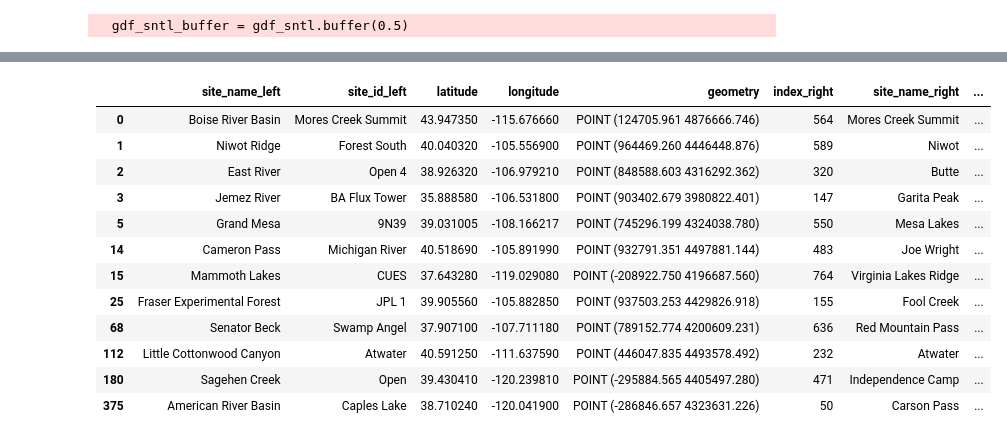
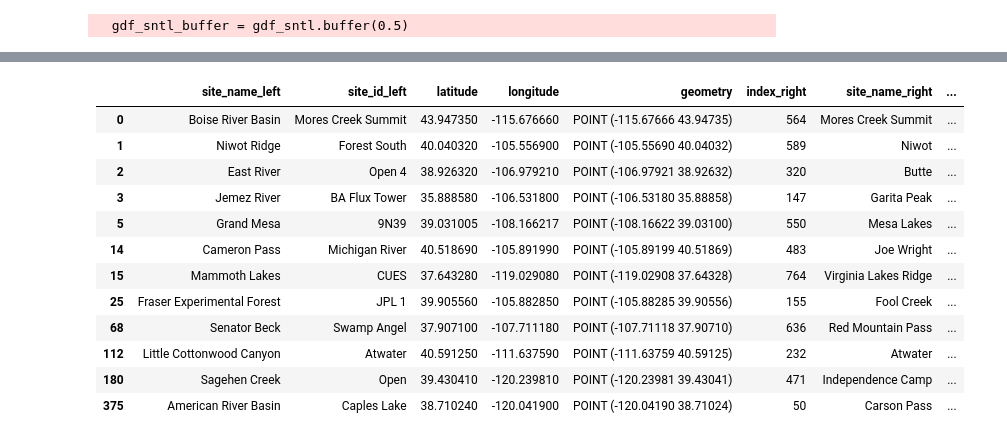
Before and after one commit to snowex-hackweek/space-station, a Jupyter notebook: contributors/beau-uriona/get_stations.ipynb, the cells around one changed output, grey strips where cells are left out. Saved outputs shown, nothing was run; the diff lists cells and outputs as text; code cells hidden in the pictures.

```diff
--- a/contributors/beau-uriona/get_stations.ipynb
+++ b/contributors/beau-uriona/get_stations.ipynb
@@ -69,22 +69,22 @@ snow_ex_map
 # %% [output]
 [interactive output not drawn]
 # %%
-gdf_nearest = gpd.sjoin_nearest(gdf_snow_ex.to_crs(26912), gdf_sntl.to_crs(26912), distance_col="distance").set_geometry(col="geometry")
+gdf_nearest = gpd.sjoin_nearest(gdf_snow_ex.to_crs(26912), gdf_sntl.to_crs(26912), distance_col="distance").set_geometry(col="geometry").to_crs(4326)
 gdf_nearest
 # %% [output]
 |  | site_name_left | site_id_left | latitude | longitude | geometry | index_right | site_name_right | ... |
-| 0 | Boise River Basin | Mores Creek Summit | 43.947350 | -115.676660 | POINT (124705.961 4876666.746) | 564 | Mores Creek Summit | ... |
-| 1 | Niwot Ridge | Forest South | 40.040320 | -105.556900 | POINT (964469.260 4446448.876) | 589 | Niwot | ... |
-| 2 | East River | Open 4 | 38.926320 | -106.979210 | POINT (848588.603 4316292.362) | 320 | Butte | ... |
-| 3 | Jemez River | BA Flux Tower | 35.888580 | -106.531800 | POINT (903402.679 3980822.401) | 147 | Garita Peak | ... |
-| 5 | Grand Mesa | 9N39 | 39.031005 | -108.166217 | POINT (745296.199 4324038.780) | 550 | Mesa Lakes | ... |
-| 14 | Cameron Pass | Michigan River | 40.518690 | -105.891990 | POINT (932791.351 4497881.144) | 483 | Joe Wright | ... |
-| 15 | Mammoth Lakes | CUES | 37.643280 | -119.029080 | POINT (-208922.750 4196687.560) | 764 | Virginia Lakes Ridge | ... |
-| 25 | Fraser Experimental Forest | JPL 1 | 39.905560 | -105.882850 | POINT (937503.253 4429826.918) | 155 | Fool Creek | ... |
-| 68 | Senator Beck | Swamp Angel | 37.907100 | -107.711180 | POINT (789152.774 4200609.231) | 636 | Red Mountain Pass | ... |
-| 112 | Little Cottonwood Canyon | Atwater | 40.591250 | -111.637590 | POINT (446047.835 4493578.492) | 232 | Atwater | ... |
-| 180 | Sagehen Creek | Open | 39.430410 | -120.239810 | POINT (-295884.565 4405497.280) | 471 | Independence Camp | ... |
-| 375 | American River Basin | Caples Lake | 38.710240 | -120.041900 | POINT (-286846.657 4323631.226) | 50 | Carson Pass | ... |
+| 0 | Boise River Basin | Mores Creek Summit | 43.947350 | -115.676660 | POINT (-115.67666 43.94735) | 564 | Mores Creek Summit | ... |
+| 1 | Niwot Ridge | Forest South | 40.040320 | -105.556900 | POINT (-105.55690 40.04032) | 589 | Niwot | ... |
+| 2 | East River | Open 4 | 38.926320 | -106.979210 | POINT (-106.97921 38.92632) | 320 | Butte | ... |
+| 3 | Jemez River | BA Flux Tower | 35.888580 | -106.531800 | POINT (-106.53180 35.88858) | 147 | Garita Peak | ... |
+| 5 | Grand Mesa | 9N39 | 39.031005 | -108.166217 | POINT (-108.16622 39.03100) | 550 | Mesa Lakes | ... |
+| 14 | Cameron Pass | Michigan River | 40.518690 | -105.891990 | POINT (-105.89199 40.51869) | 483 | Joe Wright | ... |
+| 15 | Mammoth Lakes | CUES | 37.643280 | -119.029080 | POINT (-119.02908 37.64328) | 764 | Virginia Lakes Ridge | ... |
+| 25 | Fraser Experimental Forest | JPL 1 | 39.905560 | -105.882850 | POINT (-105.88285 39.90556) | 155 | Fool Creek | ... |
+| 68 | Senator Beck | Swamp Angel | 37.907100 | -107.711180 | POINT (-107.71118 37.90710) | 636 | Red Mountain Pass | ... |
+| 112 | Little Cottonwood Canyon | Atwater | 40.591250 | -111.637590 | POINT (-111.63759 40.59125) | 232 | Atwater | ... |
+| 180 | Sagehen Creek | Open | 39.430410 | -120.239810 | POINT (-120.23981 39.43041) | 471 | Independence Camp | ... |
+| 375 | American River Basin | Caples Lake | 38.710240 | -120.041900 | POINT (-120.04190 38.71024) | 50 | Carson Pass | ... |
 # %%
 nearest_map = gdf_nearest.explore(
     "distance",
```
Also changed, not shown: 15 other files.
